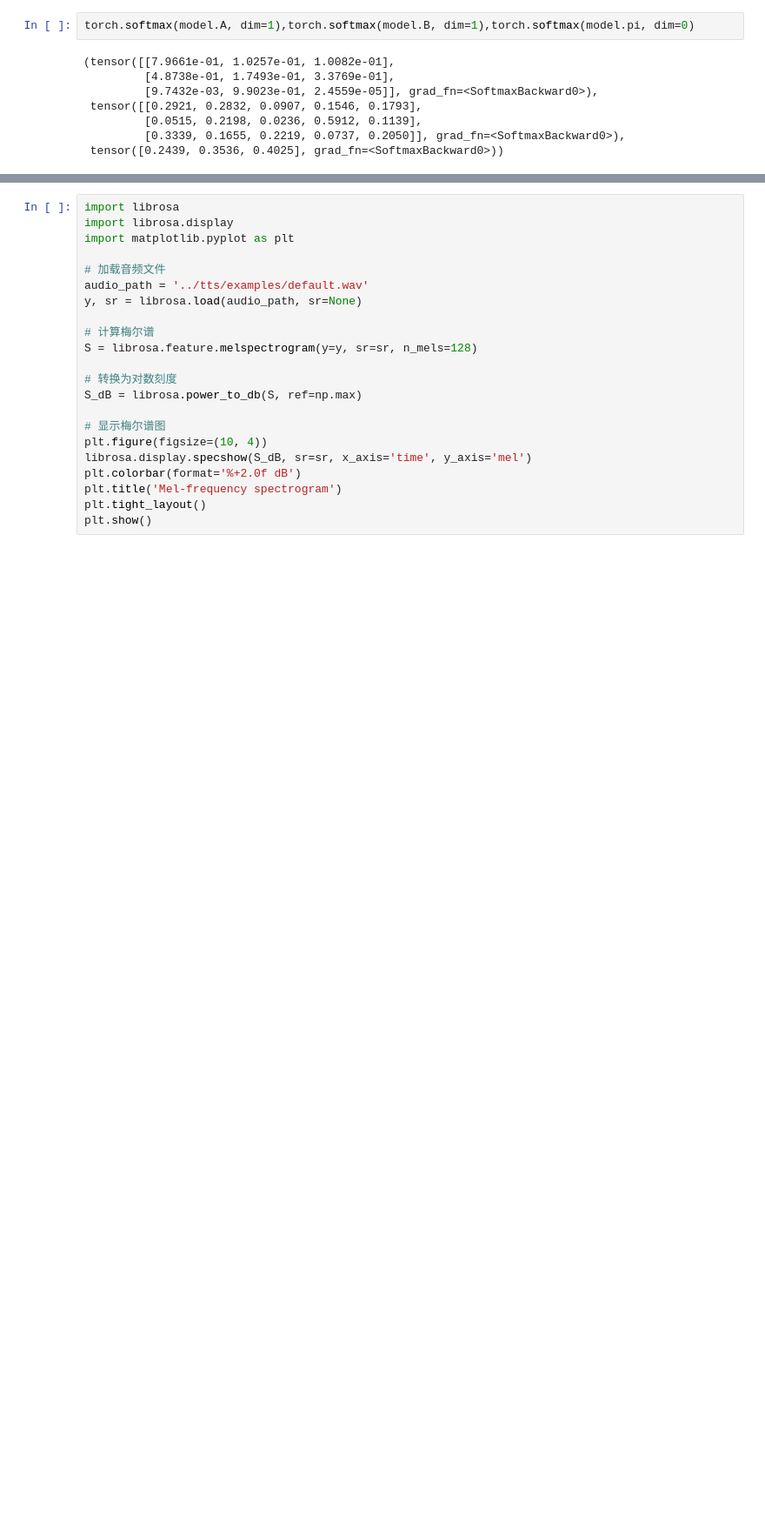
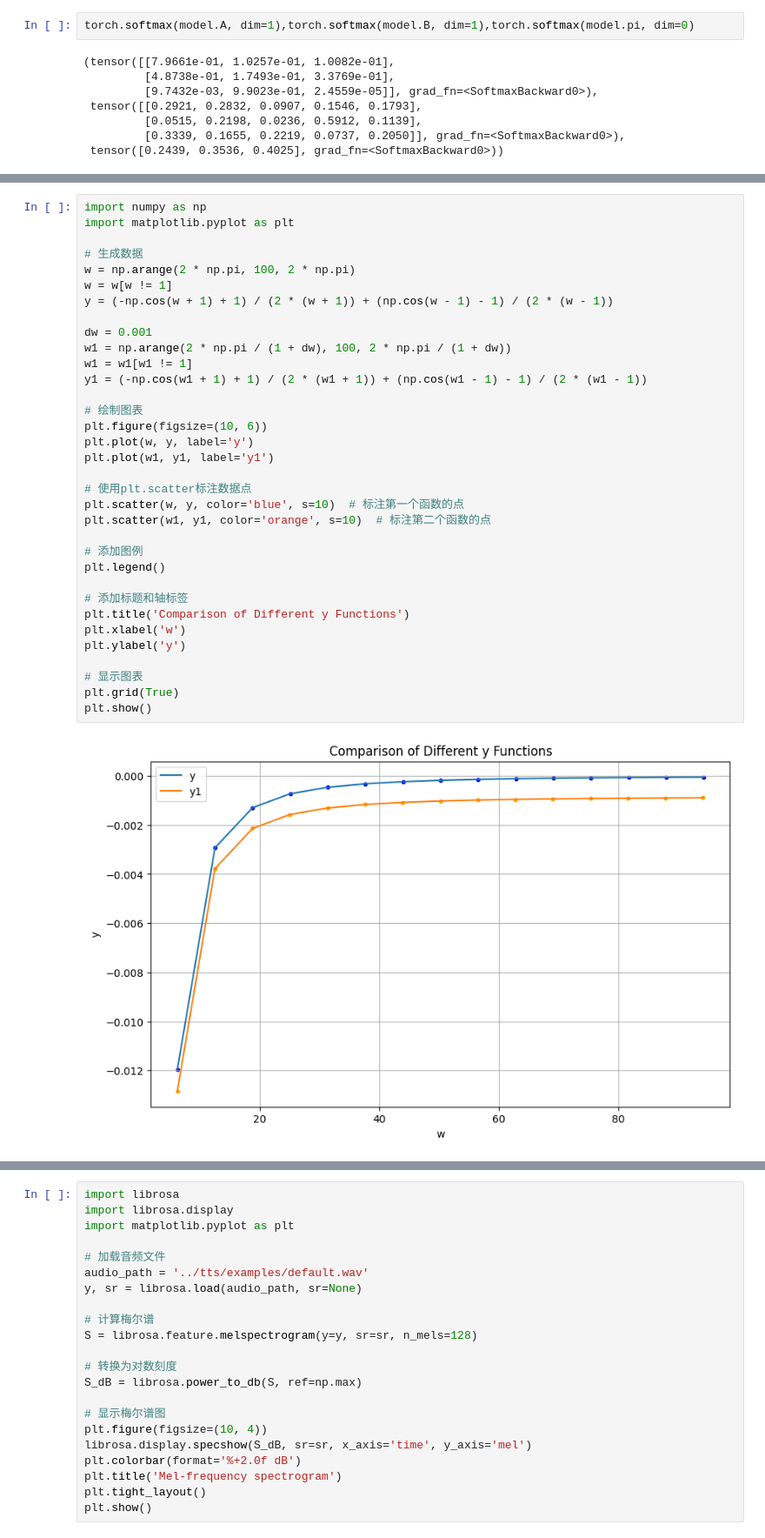
Before and after one commit to xmu-hph/4pd_codes, a Jupyter notebook: hmm_code/debug.ipynb, the cells around one changed output, grey strips where cells are left out. Shown: that part at 87% size. Saved outputs shown, nothing was run; the diff lists cells and outputs as text; blank space fills up the shorter version.

```diff
--- a/hmm_code/debug.ipynb
+++ b/hmm_code/debug.ipynb
@@ -154,0 +303,36 @@ torch.softmax(model.A, dim=1),torch.softmax(model.B, dim=1),torch.softmax(model.
+# %%
+import numpy as np
+import matplotlib.pyplot as plt
+
+# 生成数据
+w = np.arange(2 * np.pi, 100, 2 * np.pi)
+w = w[w != 1]
+y = (-np.cos(w + 1) + 1) / (2 * (w + 1)) + (np.cos(w - 1) - 1) / (2 * (w - 1))
+
+dw = 0.001
+w1 = np.arange(2 * np.pi / (1 + dw), 100, 2 * np.pi / (1 + dw))
+w1 = w1[w1 != 1]
+y1 = (-np.cos(w1 + 1) + 1) / (2 * (w1 + 1)) + (np.cos(w1 - 1) - 1) / (2 * (w1 - 1))
+
+# 绘制图表
+plt.figure(figsize=(10, 6))
+plt.plot(w, y, label='y')
+plt.plot(w1, y1, label='y1')
+
+# 使用plt.scatter标注数据点
+plt.scatter(w, y, color='blue', s=10)  # 标注第一个函数的点
+plt.scatter(w1, y1, color='orange', s=10)  # 标注第二个函数的点
+
+# 添加图例
+plt.legend()
+
+# 添加标题和轴标签
+plt.title('Comparison of Different y Functions')
+plt.xlabel('w')
+plt.ylabel('y')
+
+# 显示图表
+plt.grid(True)
+plt.show()
+# %% [output]
+[figure, added]
```
Also changed, not shown: parts of 17 cells of this notebook, 2 other files.
